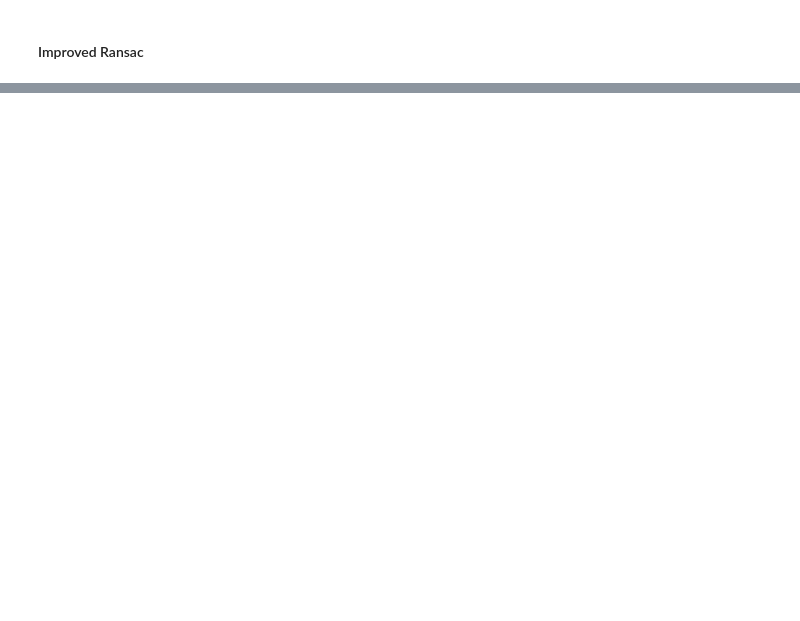
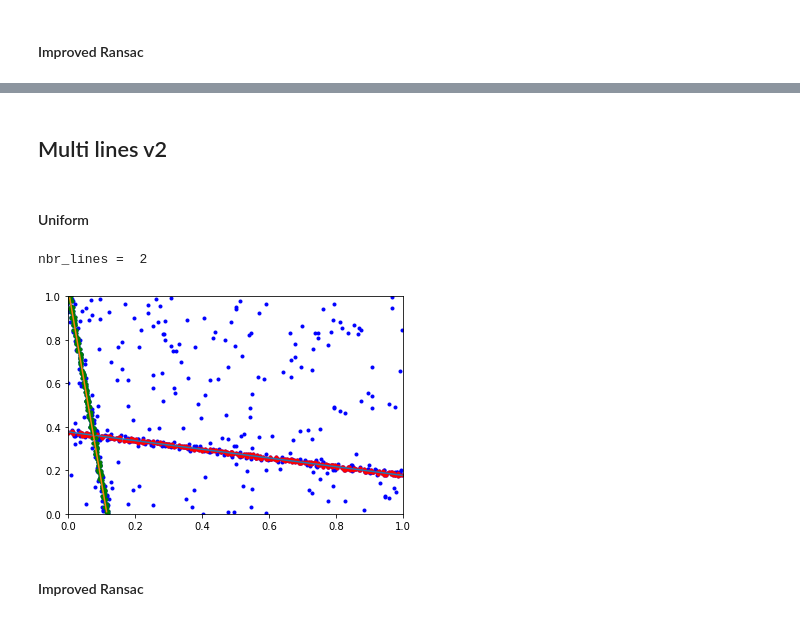
Before and after one commit to BereniceCourant/ImprRansac, a Jupyter notebook: Ransac+-Copy1.ipynb, the cells around one changed output, grey strips where cells are left out. Drawn from its saved outputs; the diff is of its cells as text; code cells hidden in the pictures; blank space fills up the shorter version.

Commit message:
seconde version for multiple lines

```diff
--- a/Ransac+-Copy1.ipynb
+++ b/Ransac+-Copy1.ipynb
@@ -917,12 +833,4 @@ nbr_lines =  2
-# %%
-line1 = generate_line(image_size)
-line2 = generate_line(image_size)
-data = generate_data_multi_line([line1, line2], image_size, sigma_noise, nbr_inliers, nbr_outliers)
-
-fig, ax = plt.subplots()
-ax.set_xlim(0, 1)
-ax.set_ylim(0, 1)
-plot_data(data, ax)
-plot_line(line1, image_size, ax)
-plot_line(line2, image_size, ax)
-fig.show()
+# %% [markdown]
+## Multi lines v2
+# %% [markdown]
+#### Uniform
@@ -928,0 +896,26 @@ fig.show()
+# %%
+proba = 0.05
+threshold = 2.5
+threshold_nbr_inliers = 100
+
+lines_pred, inliers_pred, nbr_inliers_pred = ransac_uniform_multi_v2(data, threshold, threshold_nbr_inliers, image_size, proba)
+print("nbr_lines = ", len(lines_pred))
+
+fig, ax = plt.subplots()
+ax.set_xlim(0, 1)
+ax.set_ylim(0, 1)
+
+plot_data(data, ax, c='b')
+colors = ['r', 'g', 'b']
+for i in range(len(inliers_pred)):
+    plot_data(change_format(inliers_pred[i]), ax, c=colors[i % 3])
+    plot_line(lines_pred[i], image_size, ax)
+
+
+
+fig.show()
+# %% [output]
+nbr_lines =  2
+[figure, added]
+# %% [markdown]
+#### Improved Ransac
```
Also changed, not shown: parts of 12 cells of this notebook, 1 other file.
